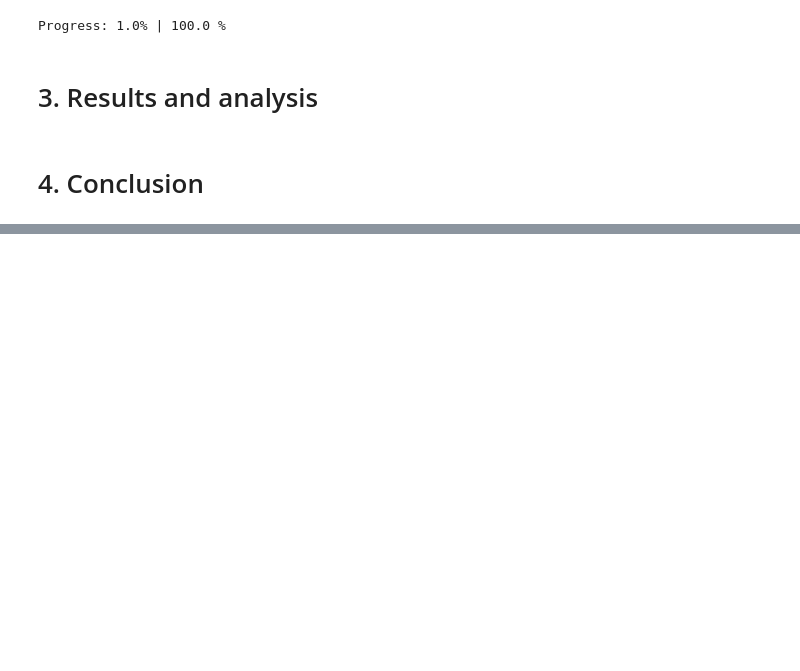
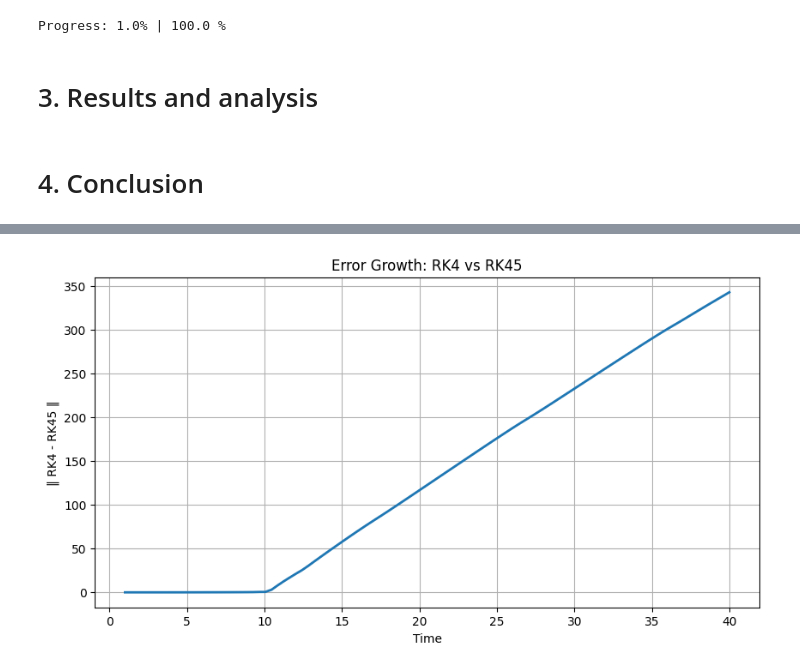
Before and after one commit to casafeng/ThreeBodyProblem, a Jupyter notebook: Project.ipynb, the cells around one changed output, grey strips where cells are left out. Drawn from its saved outputs; the diff is of its cells as text; code cells hidden in the pictures; blank space fills up the shorter version.

```diff
--- a/Project.ipynb
+++ b/Project.ipynb
@@ -425,0 +696,30 @@ Progress: 1.0% | 100.0 %
+# %%
+# Interpolate RK4 (sol_rk4) onto RK45 time points for comparison
+from scipy.interpolate import interp1d
+
+interp_rk4 = interp1d(t_rk4, sol_rk4, axis=0, fill_value="extrapolate")
+sol_rk4_interp = interp_rk4(t_rk45)
+# %%
+# Positions from RK45
+pos_rk45 = np.vstack([
+    p1x_rk45, p1y_rk45,
+    p2x_rk45, p2y_rk45,
+    p3x_rk45, p3y_rk45
+]).T  # shape (N, 6)
+
+# Positions from interpolated RK4
+pos_rk4i = sol_rk4_interp[:, :6]
+
+# Euclidean position error
+error = np.linalg.norm(pos_rk45 - pos_rk4i, axis=1)
+# %%
+plt.figure(figsize=(10,5))
+plt.plot(t_rk45, error, linewidth=2)
+
+plt.xlabel("Time")
+plt.ylabel("‖ RK4 - RK45 ‖")
+plt.title("Error Growth: RK4 vs RK45")
+plt.grid(True)
+plt.show()
+# %% [output]
+[figure, added]
```
Also changed, not shown: parts of 17 cells of this notebook.
